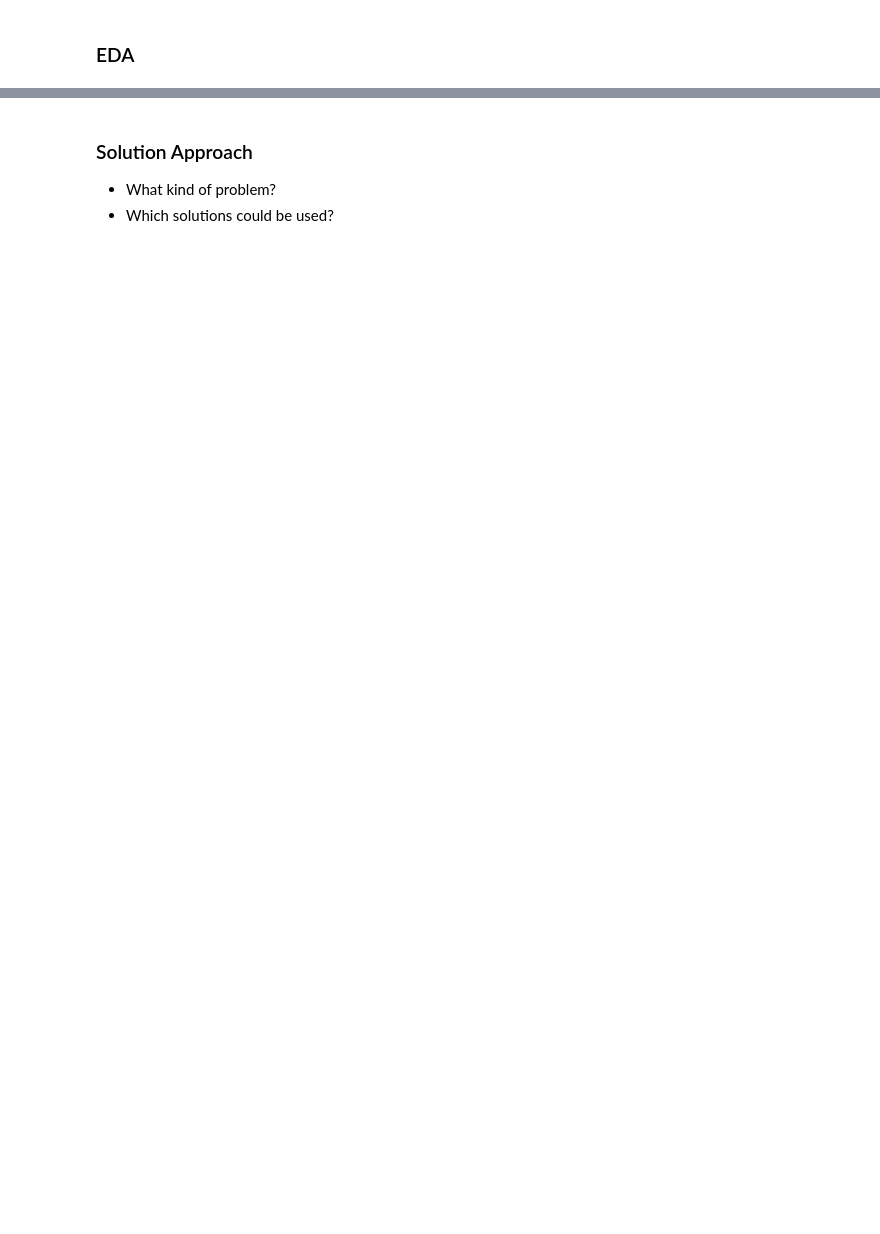
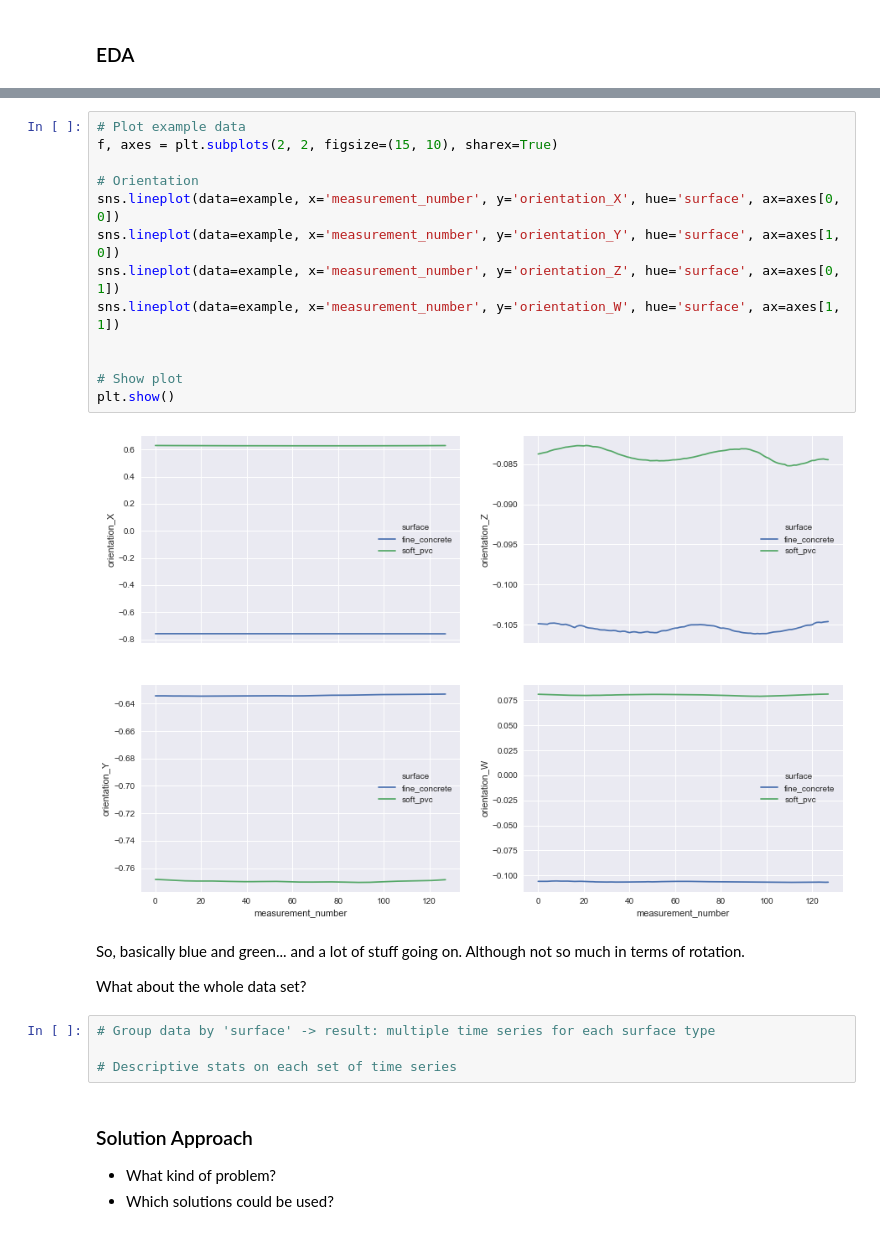
Before and after one commit to mediasittich/Multi-class-Cassification-of-Floor-Types-from-Robot-Sensor-Data, a Jupyter notebook: The Floor Is Lava! - Multi-class Cassification of Floor Types from Robot Sensor Data.ipynb, the cells around one changed output, grey strips where cells are left out. Saved outputs shown, nothing was run; the diff lists cells and outputs as text; blank space fills up the shorter version.

```diff
--- a/The Floor Is Lava! - Multi-class Cassification of Floor Types from Robot Sensor Data.ipynb
+++ b/The Floor Is Lava! - Multi-class Cassification of Floor Types from Robot Sensor Data.ipynb
@@ -166,3 +271,26 @@ sample_submission.tail()
+# %%
+# Plot example data
+f, axes = plt.subplots(2, 2, figsize=(15, 10), sharex=True)
+
+# Orientation
+sns.lineplot(data=example, x='measurement_number', y='orientation_X', hue='surface', ax=axes[0, 0])
+sns.lineplot(data=example, x='measurement_number', y='orientation_Y', hue='surface', ax=axes[1, 0])
+sns.lineplot(data=example, x='measurement_number', y='orientation_Z', hue='surface', ax=axes[0, 1])
+sns.lineplot(data=example, x='measurement_number', y='orientation_W', hue='surface', ax=axes[1, 1])
+
+
+# Show plot
+plt.show()
+# %% [output]
+[figure, added]
+# %% [markdown]
+So, basically blue and green... and a lot of stuff going on. Although not so much in terms of rotation.
+
+What about the whole data set?
+# %%
+# Group data by 'surface' -> result: multiple time series for each surface type
+
+# Descriptive stats on each set of time series
 # %% [markdown]
 ### Solution Approach
 
```
Also changed, not shown: parts of 18 cells of this notebook.
